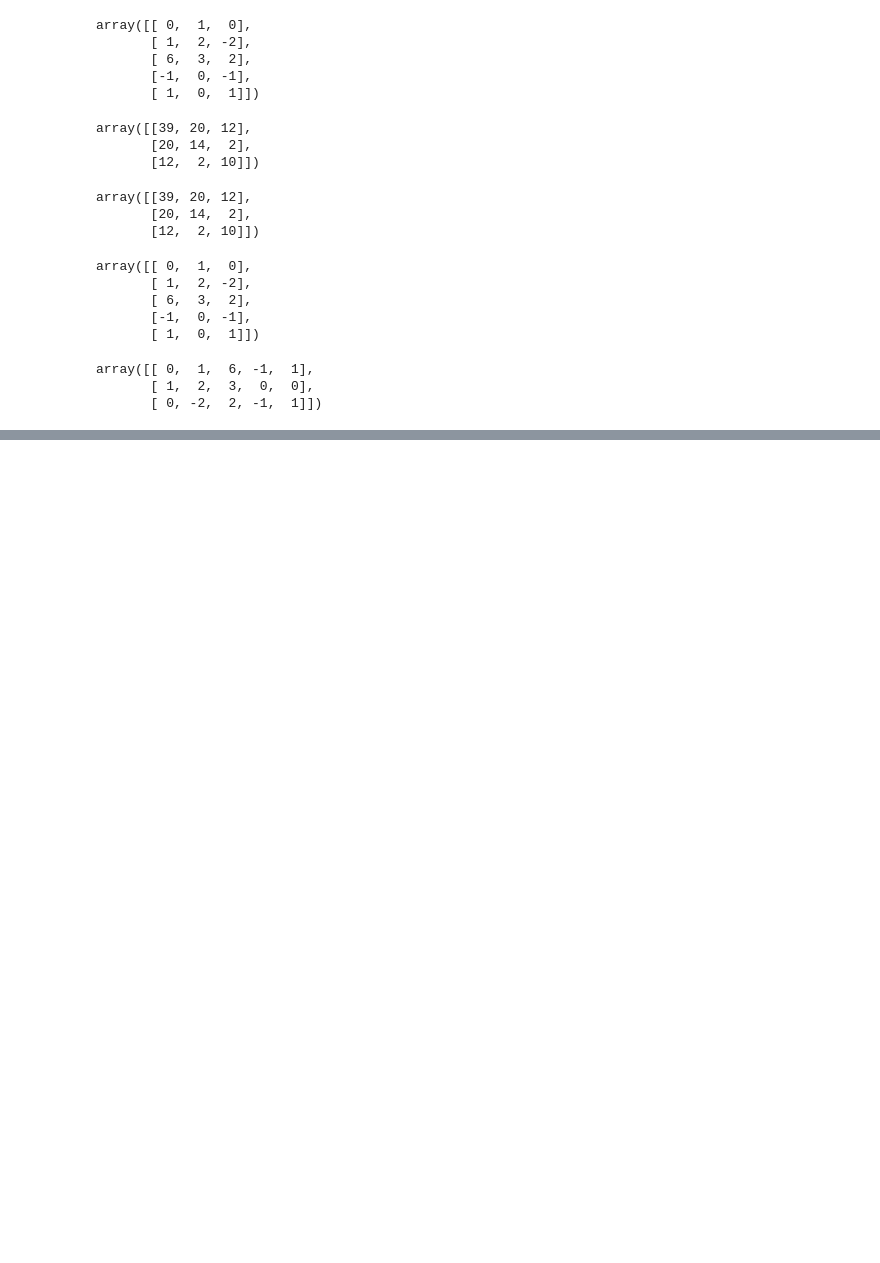
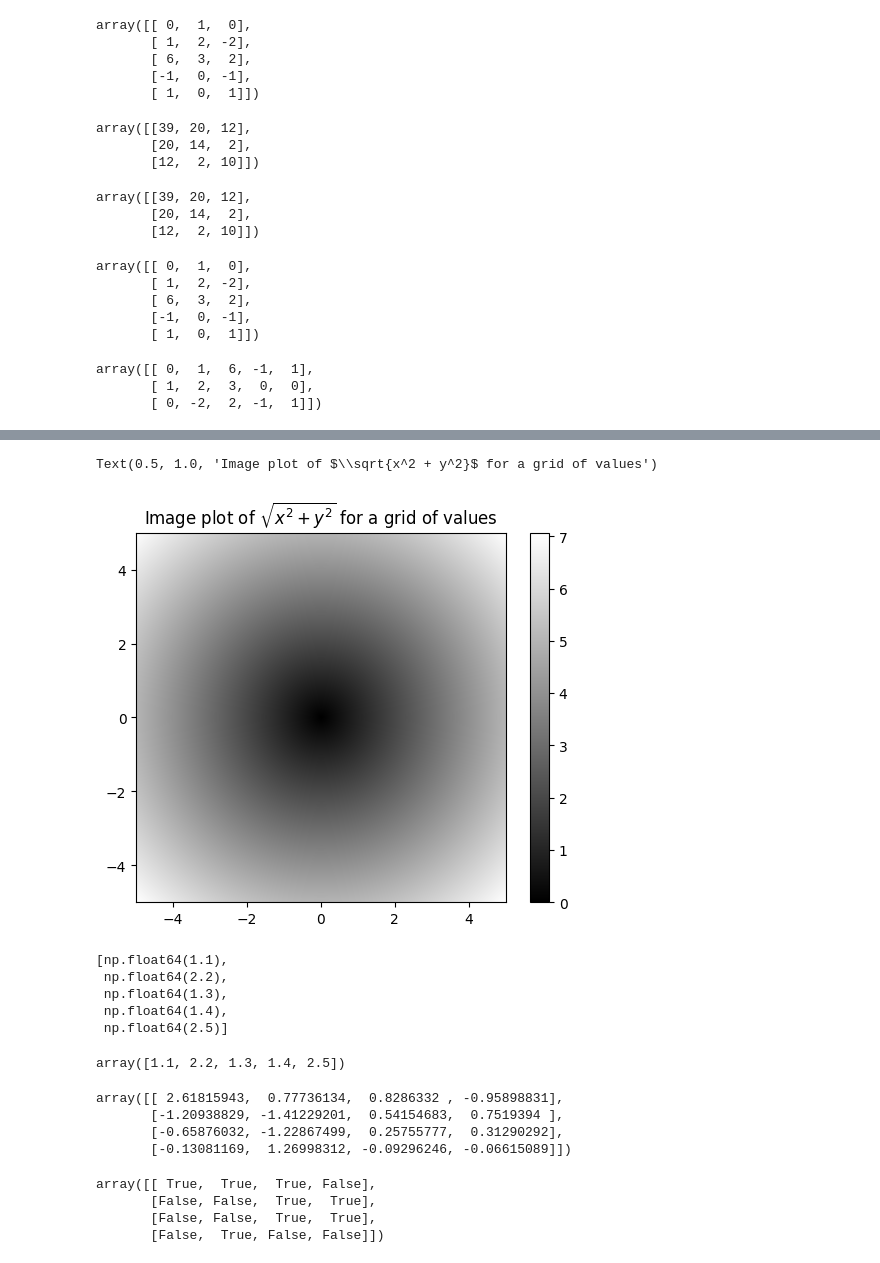
Before and after one commit to ItokianaMahenintsoa/python-data-analysis, a Jupyter notebook: Data_with_numpy.ipynb, the cells around one changed output, grey strips where cells are left out. Saved outputs shown, nothing was run; the diff lists cells and outputs as text; code cells hidden in the pictures; blank space fills up the shorter version.

```diff
--- a/Data_with_numpy.ipynb
+++ b/Data_with_numpy.ipynb
@@ -551,0 +651,5 @@ array([[ 0,  1,  6, -1,  1],
+# %%
+points = np.arange(-5, 5, 0.01)
+# %%
+xs, ys = np.meshgrid(points, points)
+ys
@@ -551,0 +664,3 @@ array([[ 0,  1,  6, -1,  1],
+# %%
+z = np.sqrt(xs ** 2 + ys ** 2)
+z
@@ -551,0 +683,7 @@ array([[ 0,  1,  6, -1,  1],
+# %%
+plt.imshow(z, cmap=plt.cm.gray, extent=[-5, 5, -5, 5])
+plt.colorbar()
+plt.title("Image plot of $\sqrt{x^2 + y^2}$ for a grid of values")
+# %% [output]
+Text(0.5, 1.0, 'Image plot of $\\sqrt{x^2 + y^2}$ for a grid of values')
+[figure, added]
@@ -551,0 +694,29 @@ array([[ 0,  1,  6, -1,  1],
+# %%
+result = [(x if c else y) for x, y, c in zip(xarr, yarr, cond)]
+result
+# %% [output]
+[np.float64(1.1),
+ np.float64(2.2),
+ np.float64(1.3),
+ np.float64(1.4),
+ np.float64(2.5)]
+# %%
+result = np.where(cond, xarr, yarr)
+result
+# %% [output]
+array([1.1, 2.2, 1.3, 1.4, 2.5])
+# %%
+arr = rng.standard_normal((4, 4))
+arr
+# %% [output]
+array([[ 2.61815943,  0.77736134,  0.8286332 , -0.95898831],
+       [-1.20938829, -1.41229201,  0.54154683,  0.7519394 ],
+       [-0.65876032, -1.22867499,  0.25755777,  0.31290292],
+       [-0.13081169,  1.26998312, -0.09296246, -0.06615089]])
+# %%
+arr > 0
+# %% [output]
+array([[ True,  True,  True, False],
+       [False, False,  True,  True],
+       [False, False,  True,  True],
+       [False,  True, False, False]])
```
Also changed, not shown: parts of 60 cells of this notebook.
